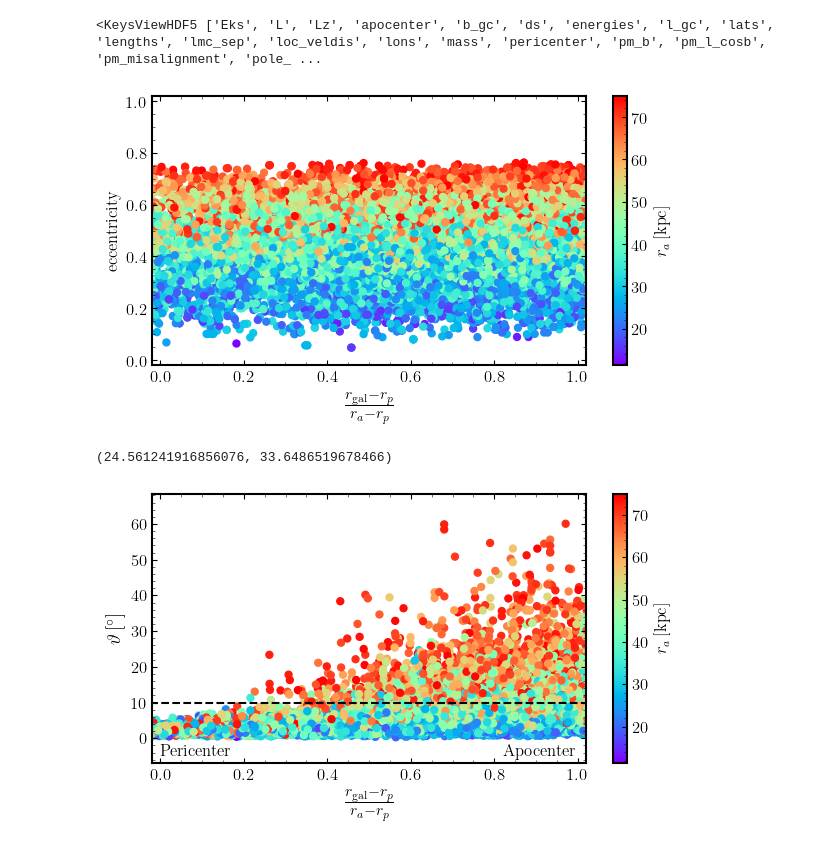
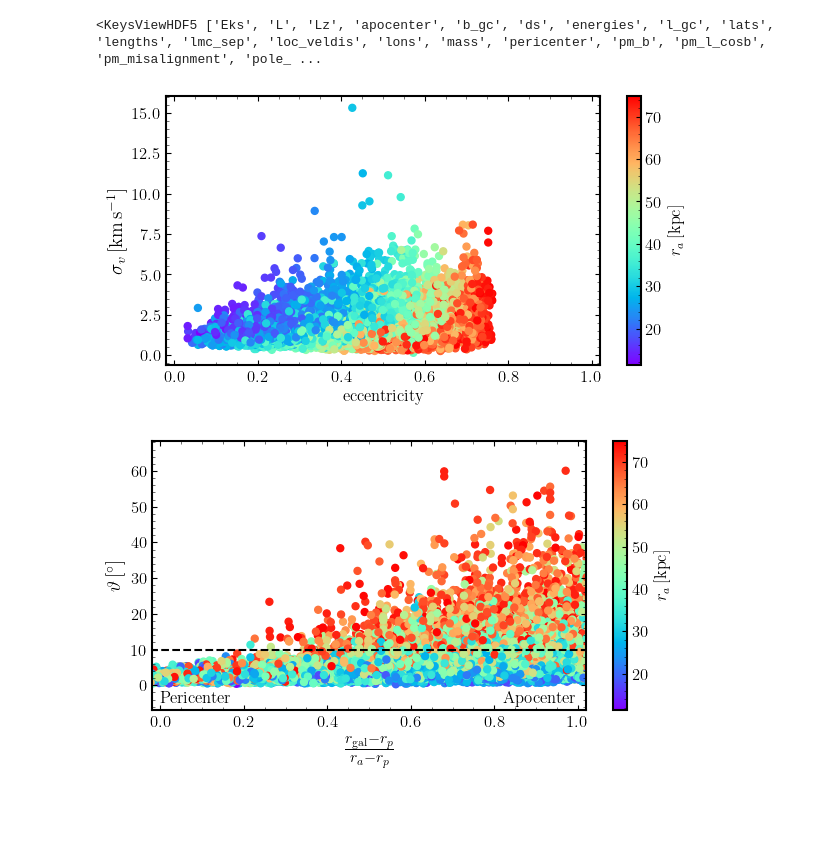
Before and after one commit to dc-broo3/oceanus, a Jupyter notebook: analysis/datamining.ipynb, the cells around one changed output. Drawn from its saved outputs; the diff is of its cells as text; code cells hidden in the pictures; blank space fills up the shorter version.

Commit message:
More inner halo streams exploration.

```diff
--- a/analysis/datamining.ipynb
+++ b/analysis/datamining.ipynb
@@ -1478,7 +1478,7 @@ print(grad_deviation(lon, lat))
 # %% [markdown]
 Orbital phase vs pm misalignment
 # %%
-path = '/mnt/ceph/users/rbrooks/oceanus/analysis/stream-runs/combined-files/plotting_data/1024-dthalfMyr-5kpcrpmin/static-mw.hdf5'
+path = '/mnt/ceph/users/rbrooks/oceanus/analysis/stream-runs/combined-files/plotting_data/16384-dt1Myr/rigid-mw.hdf5'
 with h5py.File(path,'r') as file:
     print(file.keys())
     pericenters = np.array(file['pericenter'])
@@ -1495,30 +1495,26 @@ f = (rgal - pericenters) / (apocenters - pericenters)
 e = (apocenters - pericenters) / (apocenters + pericenters)
 # %%
 plt.figure(figsize=(7,3.5))
-plt.scatter(f, e, c=apocenters, cmap='rainbow',)
+plt.scatter(e, veldis, c=apocenters, cmap='rainbow')
 plt.xlim(-0.02,1.02)
-plt.ylim(-0.02,1.02)
+# plt.ylim(-0.02,1.02)
 
-plt.xlabel(r'$\frac{r_{\mathrm{gal}} - r_p}{r_a - r_p}$', fontsize=16)
-# plt.ylabel(r'$\sigma_v\,[\mathrm{km}\,\mathrm{s}^{-1}]$', fontsize=14)
-plt.ylabel('eccentricity')
+# plt.xlabel(r'$\frac{r_{\mathrm{gal}} - r_p}{r_a - r_p}$', fontsize=16)
+plt.ylabel(r'$\sigma_v\,[\mathrm{km}\,\mathrm{s}^{-1}]$', fontsize=14)
+plt.xlabel('eccentricity')
 
 cbar=plt.colorbar()
 cbar.set_label(r'$r_a\,[\mathrm{kpc}]$')
 # cbar.set_label('$\sigma_v\,[\mathrm{km}\,\mathrm{s}^{-1}]$')
 # cbar.set_label(r'$\vartheta\,[^{\circ}]$')
 
 
 # plt.annotate('Pericenter', (-0.0,.9))
 # plt.annotate('Apocenter', (.82,.9))
 
 # plt.savefig('figures/misc/orbphase-ecc-cbar-pms')
 # %% [output]
-[figure, old version]
+[figure, new version]
-# %%
-np.mean(apocenters[e < .5]), np.mean(apocenters[e > .5])
-# %% [output]
-(24.561241916856076, 33.6486519678466)
 # %%
 plt.figure(figsize=(7,3.5))
 plt.scatter(f, pms, c=apocenters, cmap='rainbow', vmax=75)
```
Also changed, not shown: 1 other file.
